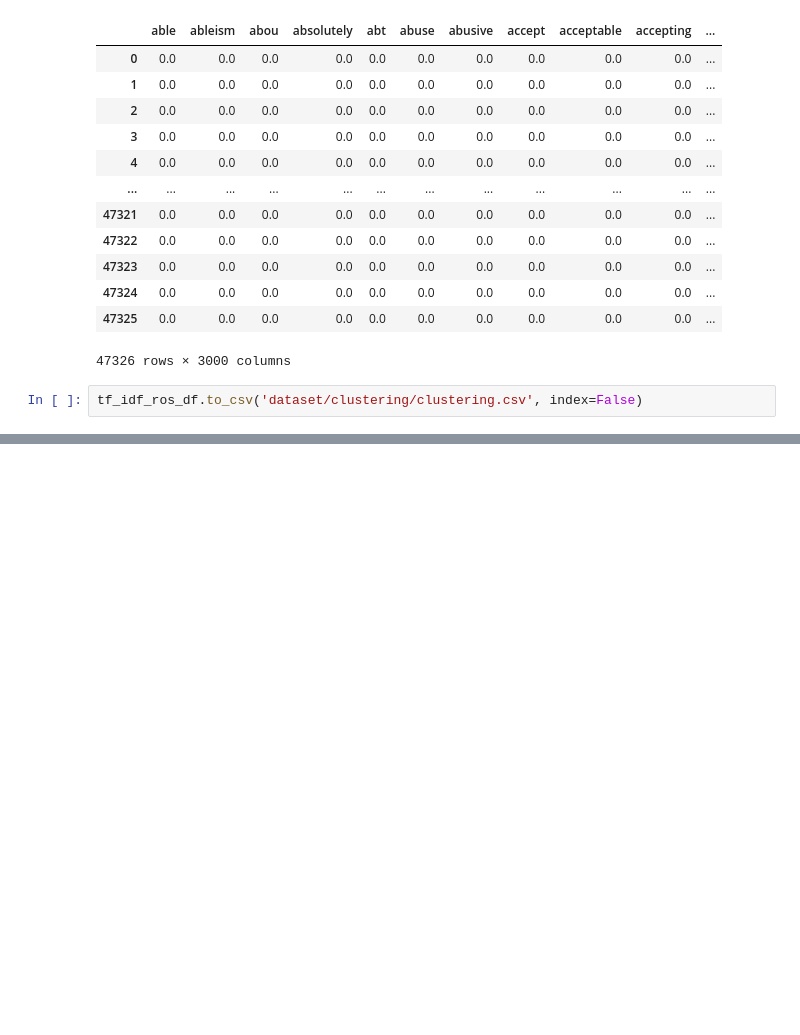
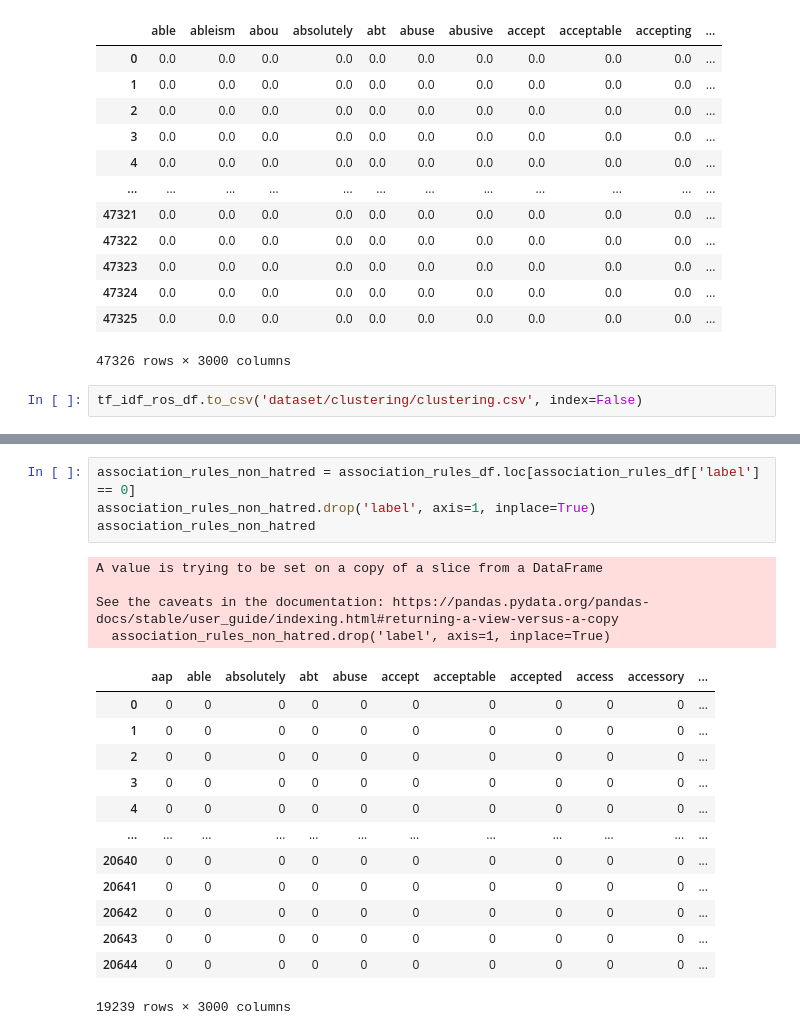
Before and after one commit to MATF-istrazivanje-podataka-1/2023_Data_Mining_Sentiment_analysis_-_twitter_Dataset, a Jupyter notebook: preprocessing.ipynb, the cells around one changed output, grey strips where cells are left out. Drawn from its saved outputs; the diff is of its cells as text; blank space fills up the shorter version.

```diff
--- a/preprocessing.ipynb
+++ b/preprocessing.ipynb
@@ -758,0 +824,22 @@ tf_idf_ros_df.to_csv('dataset/clustering/clustering.csv', index=False)
+# %%
+association_rules_non_hatred = association_rules_df.loc[association_rules_df['label'] == 0]
+association_rules_non_hatred.drop('label', axis=1, inplace=True)
+association_rules_non_hatred
+# %% [output]
+A value is trying to be set on a copy of a slice from a DataFrame
+
+See the caveats in the documentation: https://pandas.pydata.org/pandas-docs/stable/user_guide/indexing.html#returning-a-view-versus-a-copy
+  association_rules_non_hatred.drop('label', axis=1, inplace=True)
+|  | aap | able | absolutely | abt | abuse | accept | acceptable | accepted | access | accessory | ... |
+| 0 | 0 | 0 | 0 | 0 | 0 | 0 | 0 | 0 | 0 | 0 | ... |
+| 1 | 0 | 0 | 0 | 0 | 0 | 0 | 0 | 0 | 0 | 0 | ... |
+| 2 | 0 | 0 | 0 | 0 | 0 | 0 | 0 | 0 | 0 | 0 | ... |
+| 3 | 0 | 0 | 0 | 0 | 0 | 0 | 0 | 0 | 0 | 0 | ... |
+| 4 | 0 | 0 | 0 | 0 | 0 | 0 | 0 | 0 | 0 | 0 | ... |
+| ... | ... | ... | ... | ... | ... | ... | ... | ... | ... | ... | ... |
+| 20640 | 0 | 0 | 0 | 0 | 0 | 0 | 0 | 0 | 0 | 0 | ... |
+| 20641 | 0 | 0 | 0 | 0 | 0 | 0 | 0 | 0 | 0 | 0 | ... |
+| 20642 | 0 | 0 | 0 | 0 | 0 | 0 | 0 | 0 | 0 | 0 | ... |
+| 20643 | 0 | 0 | 0 | 0 | 0 | 0 | 0 | 0 | 0 | 0 | ... |
+| 20644 | 0 | 0 | 0 | 0 | 0 | 0 | 0 | 0 | 0 | 0 | ... |
+19239 rows × 3000 columns
```
Also changed, not shown: parts of 12 cells of this notebook.
